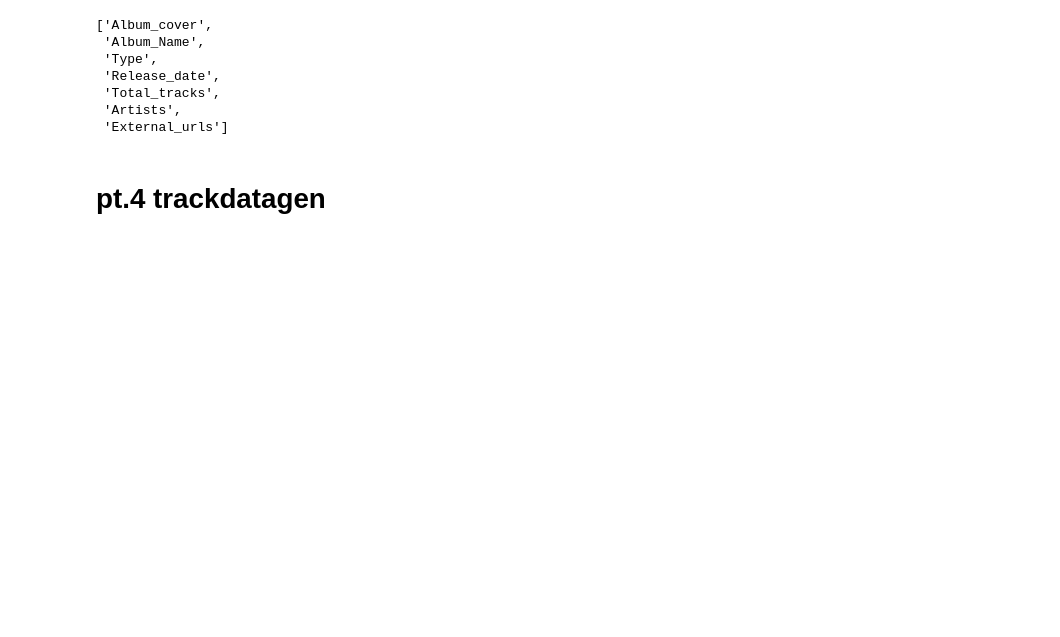
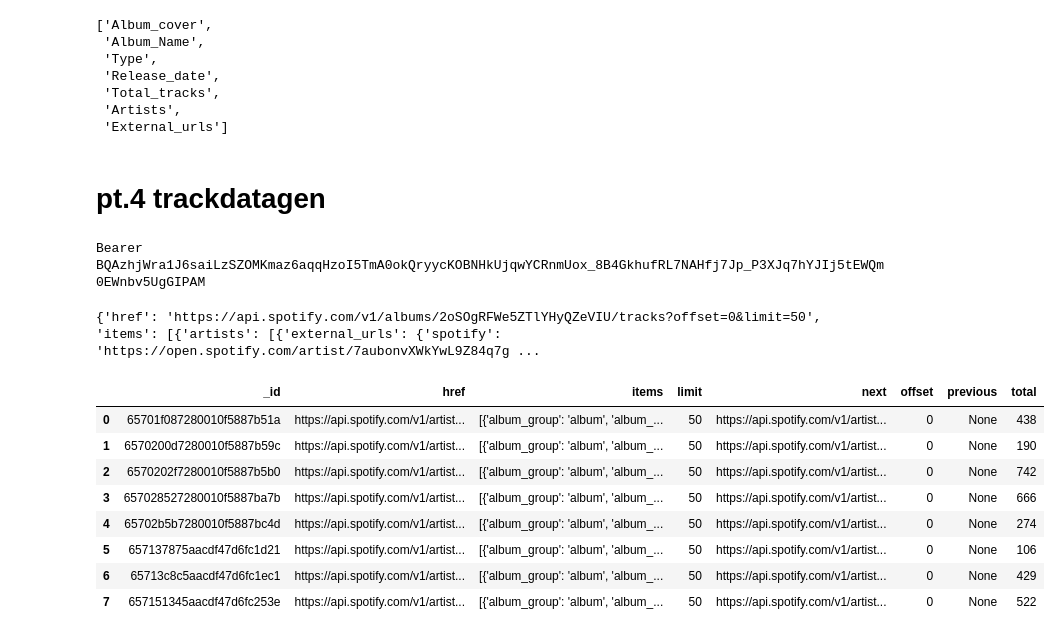
Before and after one commit to jameslu0308/spotify_project2, a Jupyter notebook: dataAnalysis_prac.ipynb, the cells around one changed output. Cells and saved outputs as stored; diff of their text form; code cells hidden in the pictures; blank space fills up the shorter version.

```diff
--- a/dataAnalysis_prac.ipynb
+++ b/dataAnalysis_prac.ipynb
@@ -811,3 +815,11 @@ columns
  'External_urls']
 # %% [markdown]
 # pt.4 trackdatagen
+# %%
+# 要api 範例
+type, token = backendFunc.checkToken('spotify_token', search_ID)
+print(type)
+print(token)
+# %% [output]
+Bearer
+BQAzhjWra1J6saiLzSZOMKmaz6aqqHzoI5TmA0okQryycKOBNHkUjqwYCRnmUox_8B4GkhufRL7NAHfj7Jp_P3XJq7hYJIj5tEWQm0EWnbv5UgGIPAM
@@ -813,0 +828,6 @@ columns
+# %%
+aapi = 'https://api.spotify.com/v1/albums/2oSOgRFWe5ZTlYHyQZeVIU/tracks?offset=0&limit=50'
+answer = backendFunc.requestUrl(aapi, headers, 'json')
+print(answer)
+# %% [output]
+{'href': 'https://api.spotify.com/v1/albums/2oSOgRFWe5ZTlYHyQZeVIU/tracks?offset=0&limit=50', 'items': [{'artists': [{'external_urls': {'spotify': 'https://open.spotify.com/artist/7aubonvXWkYwL9Z84q7g ...
@@ -813,0 +844,15 @@ columns
+# %%
+df1 = pd.DataFrame(
+            collection1.get_collection_search_query_multiple_conditions(filter1, 'and')
+            )
+df1
+# %% [output]
+|  | _id | href | items | limit | next | offset | previous | total |
+| 0 | 65701f087280010f5887b51a | https://api.spotify.com/v1/artist... | [{'album_group': 'album', 'album_... | 50 | https://api.spotify.com/v1/artist... | 0 | None | 438 |
+| 1 | 6570200d7280010f5887b59c | https://api.spotify.com/v1/artist... | [{'album_group': 'album', 'album_... | 50 | https://api.spotify.com/v1/artist... | 0 | None | 190 |
+| 2 | 6570202f7280010f5887b5b0 | https://api.spotify.com/v1/artist... | [{'album_group': 'album', 'album_... | 50 | https://api.spotify.com/v1/artist... | 0 | None | 742 |
+| 3 | 657028527280010f5887ba7b | https://api.spotify.com/v1/artist... | [{'album_group': 'album', 'album_... | 50 | https://api.spotify.com/v1/artist... | 0 | None | 666 |
+| 4 | 65702b5b7280010f5887bc4d | https://api.spotify.com/v1/artist... | [{'album_group': 'album', 'album_... | 50 | https://api.spotify.com/v1/artist... | 0 | None | 274 |
+| 5 | 657137875aacdf47d6fc1d21 | https://api.spotify.com/v1/artist... | [{'album_group': 'album', 'album_... | 50 | https://api.spotify.com/v1/artist... | 0 | None | 106 |
+| 6 | 65713c8c5aacdf47d6fc1ec1 | https://api.spotify.com/v1/artist... | [{'album_group': 'album', 'album_... | 50 | https://api.spotify.com/v1/artist... | 0 | None | 429 |
+| 7 | 657151345aacdf47d6fc253e | https://api.spotify.com/v1/artist... | [{'album_group': 'album', 'album_... | 50 | https://api.spotify.com/v1/artist... | 0 | None | 522 |
```
Also changed, not shown: parts of 19 cells of this notebook.
